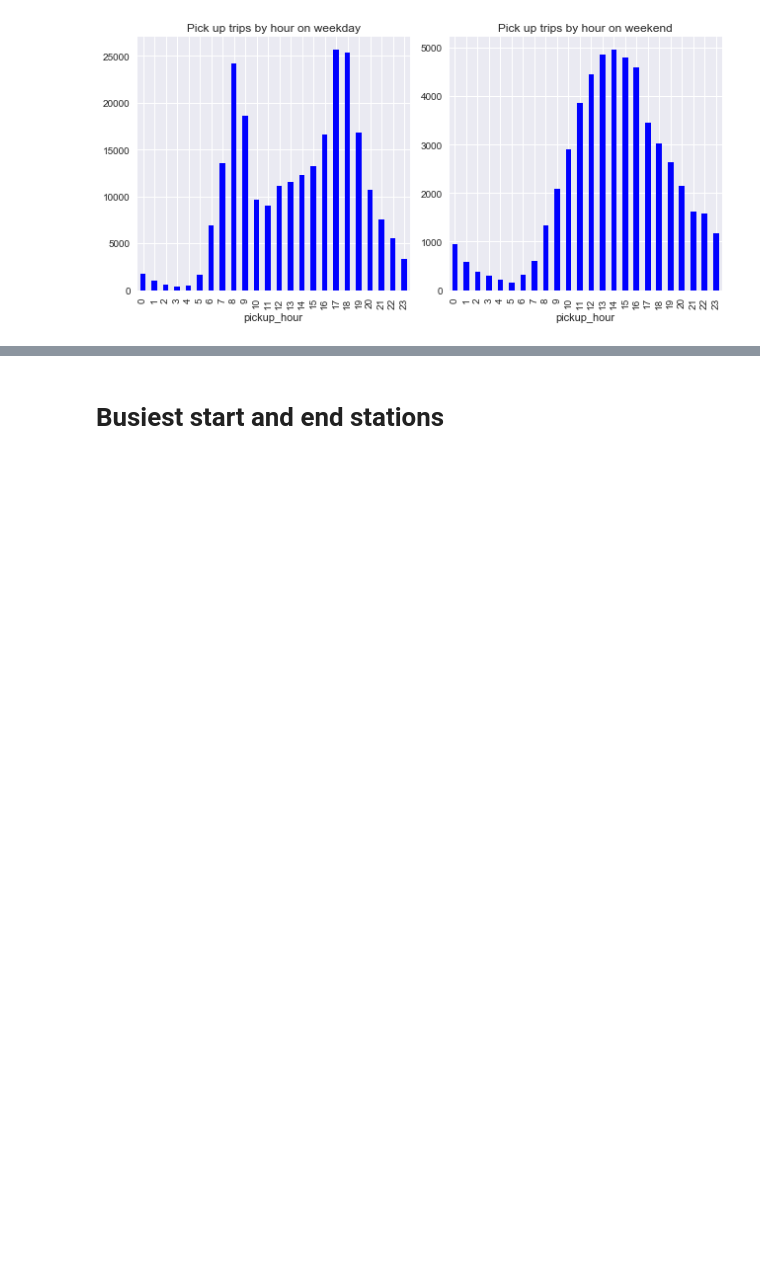
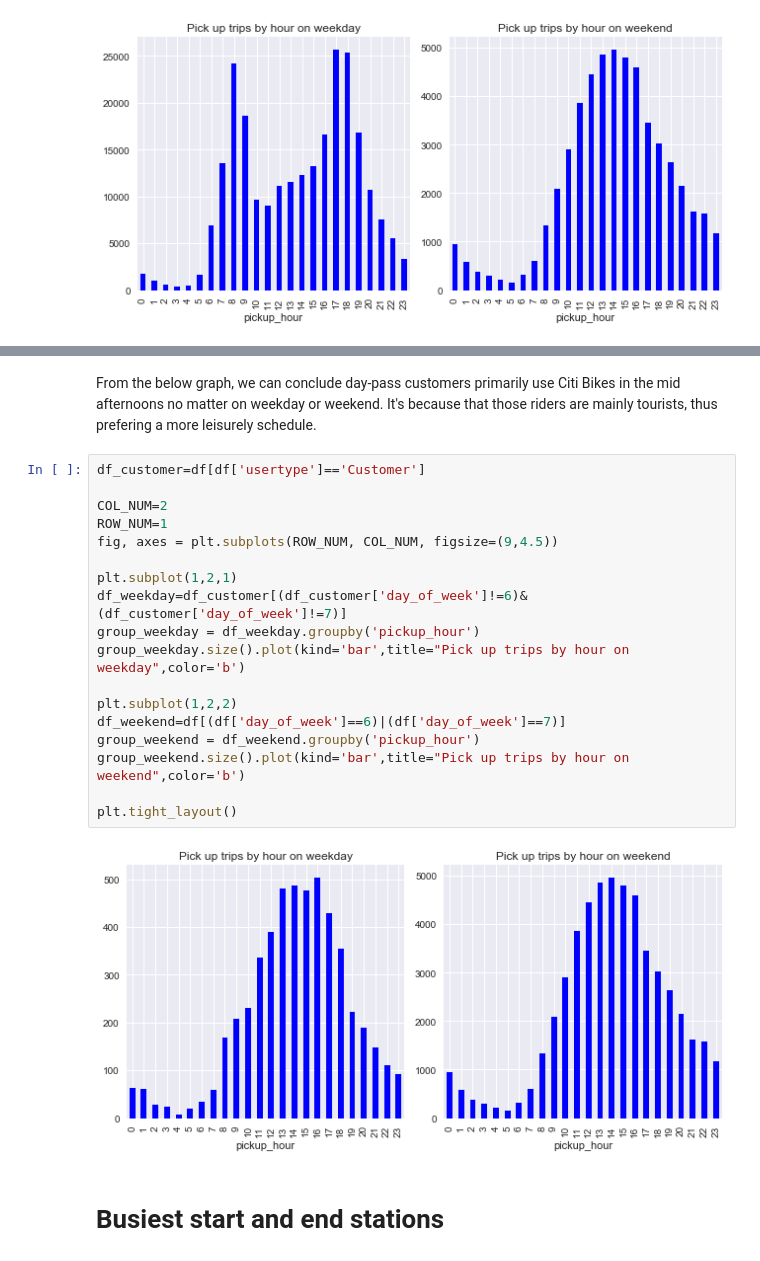
Before and after one commit to harry0107100/Citibike-Analysis, a Jupyter notebook: CITI_GIT.ipynb, the cells around one changed output, grey strips where cells are left out. Cells and saved outputs as stored; diff of their text form; blank space fills up the shorter version.

```diff
--- a/CITI_GIT.ipynb
+++ b/CITI_GIT.ipynb
@@ -332,3 +363,25 @@ plt.tight_layout()
+# %% [markdown]
+From the below graph, we can conclude day-pass customers primarily use Citi Bikes in the mid afternoons no matter on weekday or weekend. It's because that those riders are mainly tourists, thus prefering a more leisurely schedule.
+# %%
+df_customer=df[df['usertype']=='Customer']
+
+COL_NUM=2
+ROW_NUM=1
+fig, axes = plt.subplots(ROW_NUM, COL_NUM, figsize=(9,4.5))
+
+plt.subplot(1,2,1)
+df_weekday=df_customer[(df_customer['day_of_week']!=6)&(df_customer['day_of_week']!=7)]
+group_weekday = df_weekday.groupby('pickup_hour')
+group_weekday.size().plot(kind='bar',title="Pick up trips by hour on weekday",color='b')
+
+plt.subplot(1,2,2)
+df_weekend=df[(df['day_of_week']==6)|(df['day_of_week']==7)]
+group_weekend = df_weekend.groupby('pickup_hour')
+group_weekend.size().plot(kind='bar',title="Pick up trips by hour on weekend",color='b')
+
+plt.tight_layout()
+# %% [output]
+[figure, added]
 # %% [markdown]
 # Busiest start and end stations
 # %%
```
Also changed, not shown: parts of 5 cells of this notebook.
